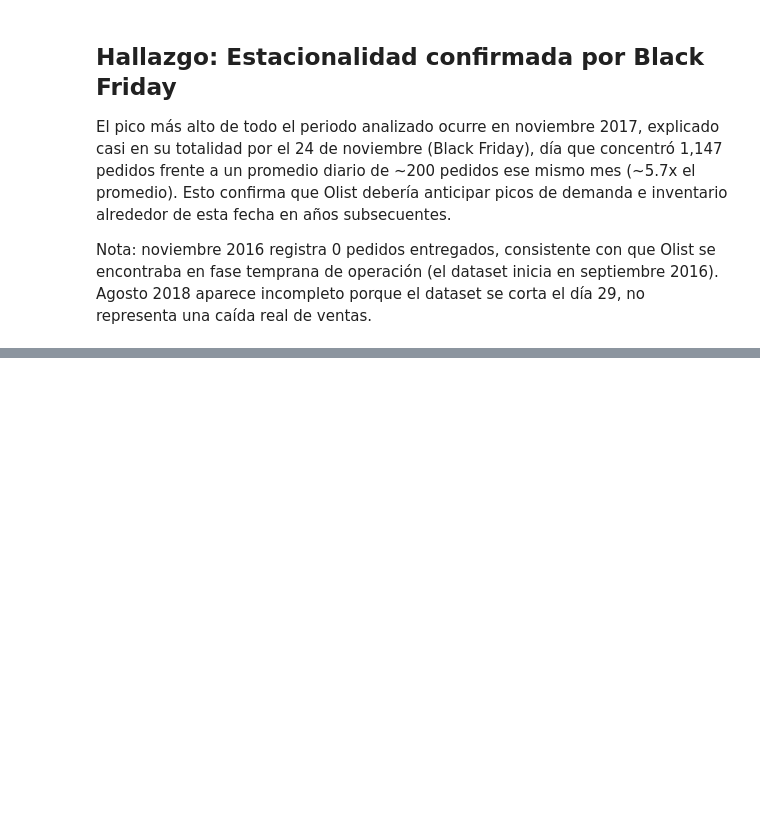
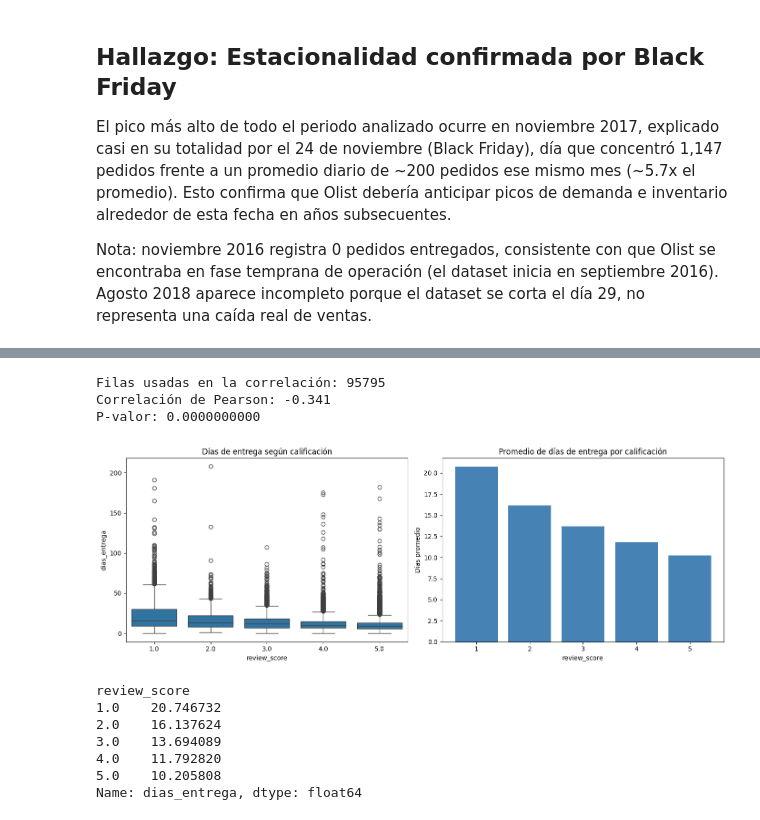
Before and after one commit to Rob3rtoSanchez/ecommerce-analytics-portfolio, a Jupyter notebook: notebooks/01_eda_esploracion_inicial.ipynb, the cells around one changed output, grey strips where cells are left out. Saved outputs shown, nothing was run; the diff lists cells and outputs as text; code cells hidden in the pictures; blank space fills up the shorter version.

Commit message:
Analisis tiempo de entrega vs satisfaccion: correlacion moderada confirmada (r=-0.341)

```diff
--- a/notebooks/01_eda_esploracion_inicial.ipynb
+++ b/notebooks/01_eda_esploracion_inicial.ipynb
@@ -304,0 +358,6 @@ corta el día 29, no representa una caída real de ventas.
+# %%
+# ¿Cuántos pedidos en todo el dataset se marcaron como entregados justo ese día?
+entregas_19_sep = df_entrega[df_entrega['order_delivered_customer_date'].dt.date.astype(str) == '2017-09-19']
+print(f"Total de pedidos con fecha de entrega 2017-09-19: {len(entregas_19_sep)}")
+print(f"\nDistribución de sus fechas de compra:")
+print(entregas_19_sep['order_purchase_timestamp'].dt.to_period('M').value_counts().sort_index())
@@ -304,0 +378,13 @@ corta el día 29, no representa una caída real de ventas.
+# %%
+# El grupo anómalo real: compra 2+ meses antes de esta fecha de entrega masiva
+pedidos_anomalos = entregas_19_sep[
+    entregas_19_sep['order_purchase_timestamp'] < '2017-08-01'
+]
+print(f"Pedidos con retraso anómalo real: {len(pedidos_anomalos)}")
+
+# Excluir estos del análisis de tiempo de entrega (no del dataset completo)
+ids_anomalos = pedidos_anomalos['order_id'].tolist()
+df_entrega_limpio = df_entrega[~df_entrega['order_id'].isin(ids_anomalos)]
+
+print(f"Dataset original: {len(df_entrega)} filas")
+print(f"Dataset limpio para análisis de entrega: {len(df_entrega_limpio)} filas")
@@ -304,0 +404,46 @@ corta el día 29, no representa una caída real de ventas.
+# %%
+from scipy import stats
+
+# Filtrar juntas ambas columnas para garantizar mismo tamaño
+datos_correlacion = df_entrega_limpio[['dias_entrega', 'review_score']].dropna()
+
+print(f"Filas usadas en la correlación: {len(datos_correlacion)}")
+
+correlacion, p_valor = stats.pearsonr(
+    datos_correlacion['dias_entrega'],
+    datos_correlacion['review_score']
+)
+
+print(f"Correlación de Pearson: {correlacion:.3f}")
+print(f"P-valor: {p_valor:.10f}")
+# %% [output]
+Filas usadas en la correlación: 95795
+Correlación de Pearson: -0.341
+P-valor: 0.0000000000
+# %%
+fig, axes = plt.subplots(1, 2, figsize=(14, 5))
+
+# Boxplot: distribución de días de entrega por score
+sns.boxplot(data=df_entrega_limpio, x='review_score', y='dias_entrega', ax=axes[0])
+axes[0].set_title('Días de entrega según calificación')
+
+# Promedio de días de entrega por score
+promedio_por_score = df_entrega_limpio.groupby('review_score')['dias_entrega'].mean()
+axes[1].bar(promedio_por_score.index, promedio_por_score.values, color='steelblue')
+axes[1].set_title('Promedio de días de entrega por calificación')
+axes[1].set_xlabel('review_score')
+axes[1].set_ylabel('Días promedio')
+
+plt.tight_layout()
+plt.show()
+
+print(promedio_por_score)
+# %% [output]
+[figure, added]
+review_score
+1.0    20.746732
+2.0    16.137624
+3.0    13.694089
+4.0    11.792820
+5.0    10.205808
+Name: dias_entrega, dtype: float64
```
Also changed, not shown: parts of 7 cells of this notebook.
